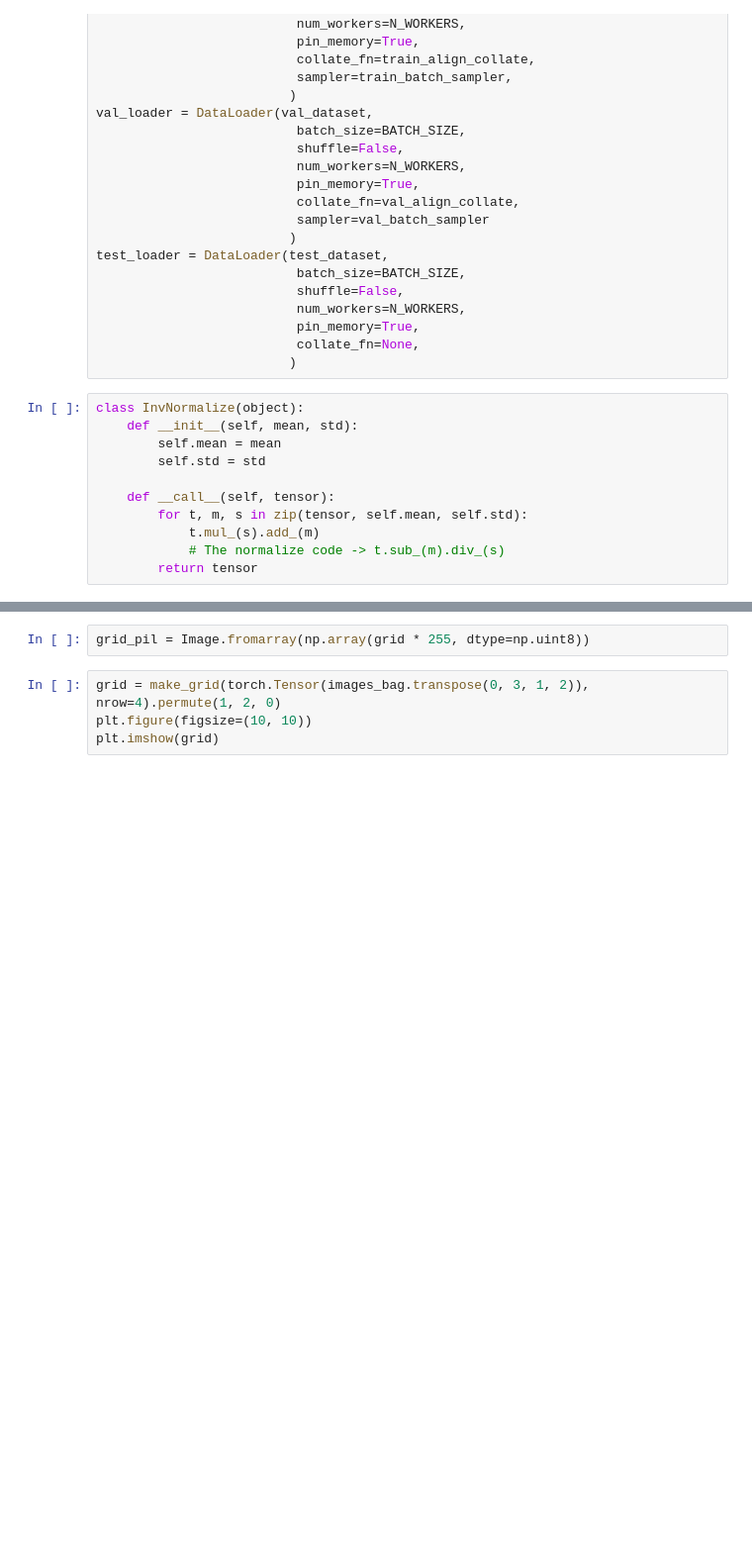
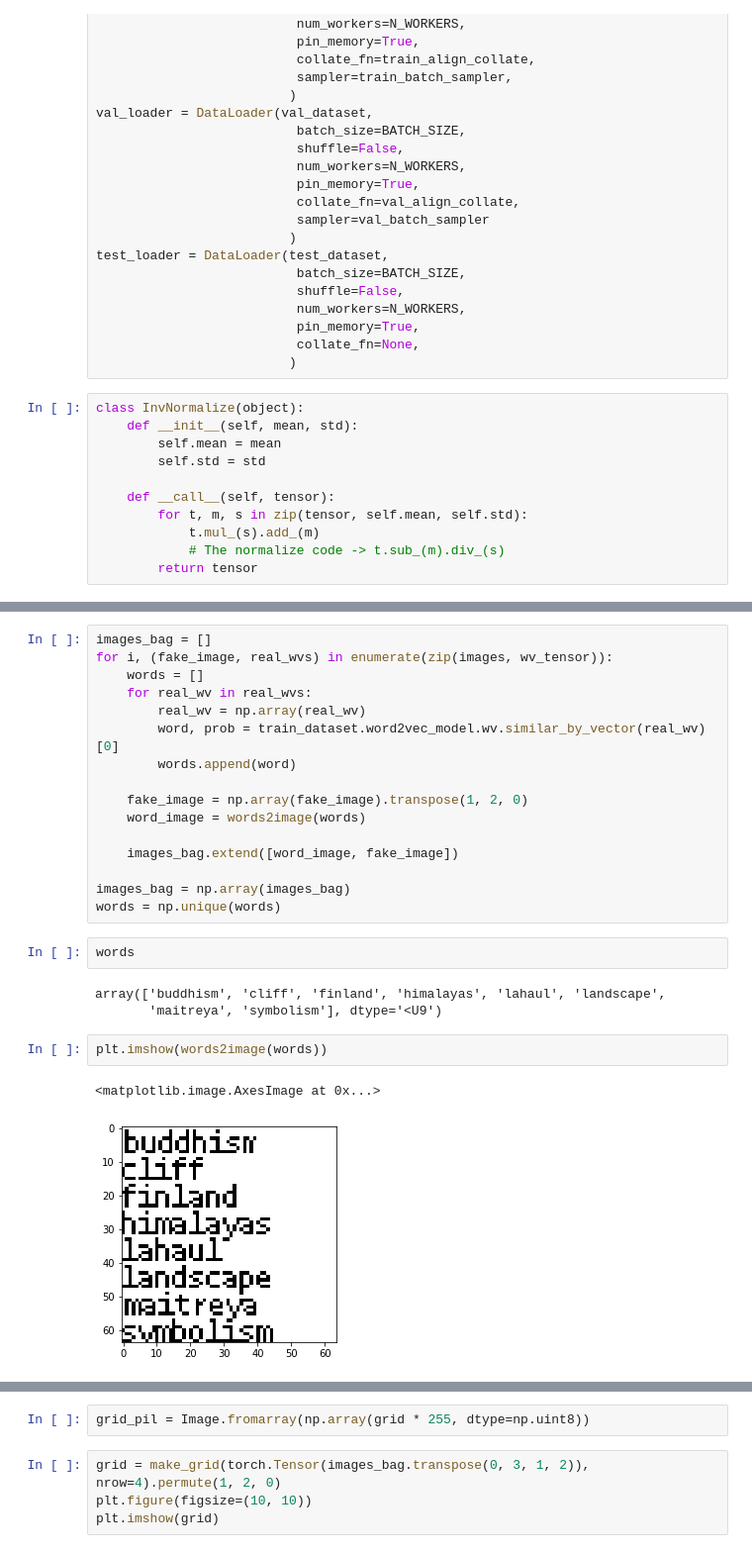
Before and after one commit to azmiozgen/text2painting, a Jupyter notebook: notebooks/test_data_loading.ipynb, the cells around one changed output, grey strips where cells are left out. Shown: that part at 99% size. Cells and saved outputs as stored; diff of their text form; blank space fills up the shorter version.

```diff
--- a/notebooks/test_data_loading.ipynb
+++ b/notebooks/test_data_loading.ipynb
@@ -124,3 +176,29 @@ def words2image(text_list, image_shapes=(64, 64)):
+# %%
+images_bag = []
+for i, (fake_image, real_wvs) in enumerate(zip(images, wv_tensor)):
+    words = []
+    for real_wv in real_wvs:
+        real_wv = np.array(real_wv)
+        word, prob = train_dataset.word2vec_model.wv.similar_by_vector(real_wv)[0]
+        words.append(word)
+
+    fake_image = np.array(fake_image).transpose(1, 2, 0)
+    word_image = words2image(words)
+
+    images_bag.extend([word_image, fake_image])
+
+images_bag = np.array(images_bag)
+words = np.unique(words)
+# %%
+words
+# %% [output]
+array(['buddhism', 'cliff', 'finland', 'himalayas', 'lahaul', 'landscape',
+       'maitreya', 'symbolism'], dtype='<U9')
+# %%
+plt.imshow(words2image(words))
+# %% [output]
+<matplotlib.image.AxesImage at 0x...>
+[figure, added]
 # %%
 grid = make_grid(images, nrow=2).permute(1, 2, 0)
 plt.title("HERE")
```
Also changed, not shown: parts of 8 cells of this notebook, 1 other file.
